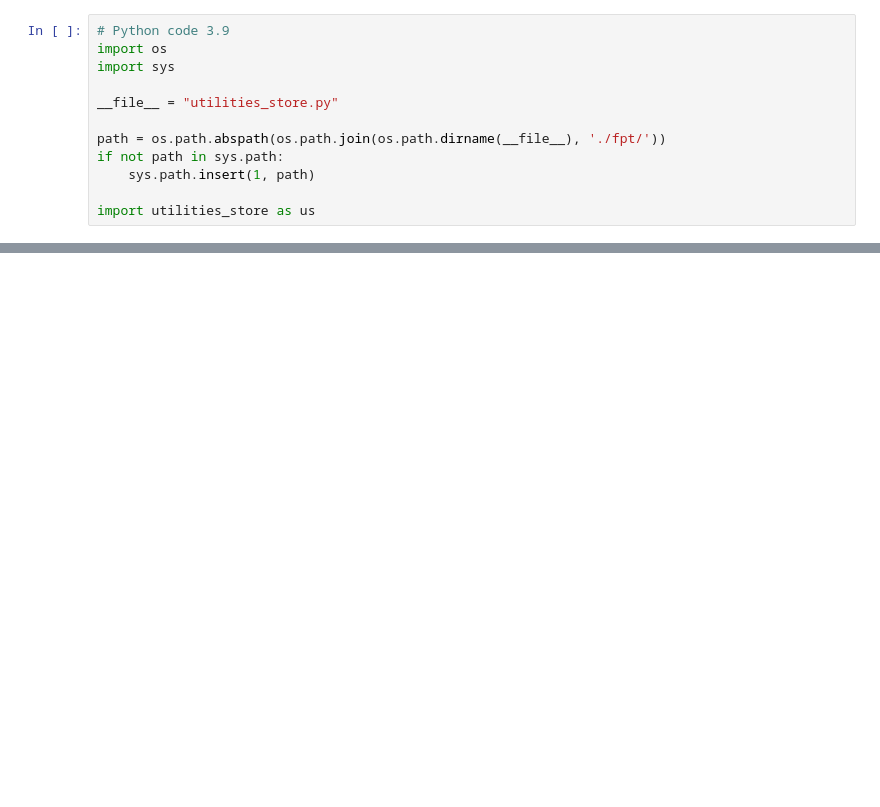
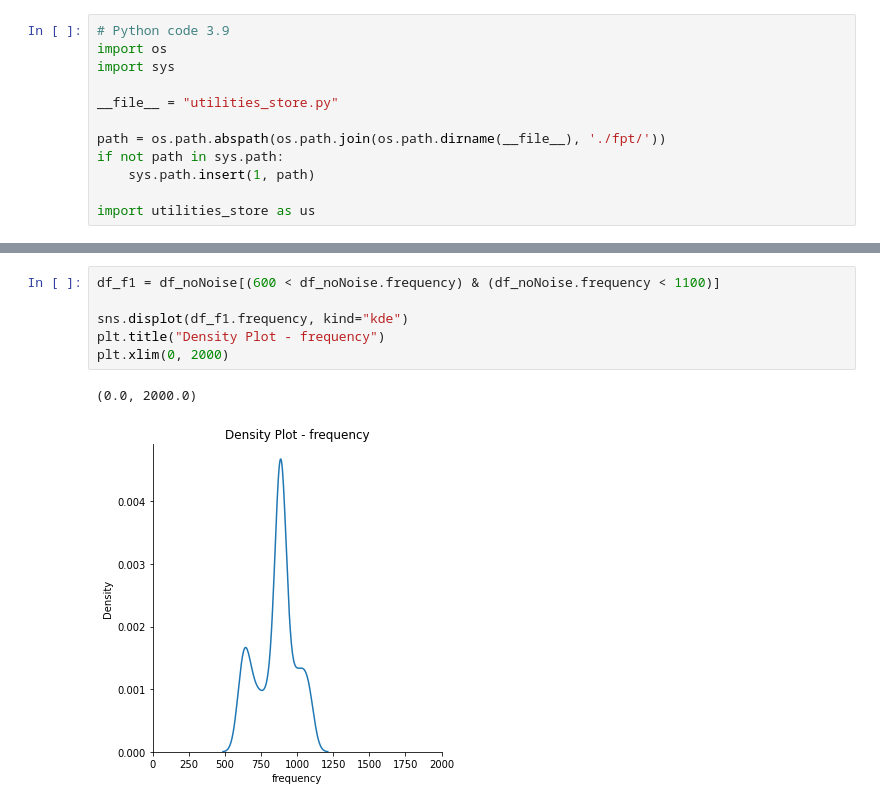
Before and after one commit to anastasiakrouglova/Master-Thesis, a Jupyter notebook: PlinearRegression.ipynb, the cells around one changed output, grey strips where cells are left out. Cells and saved outputs as stored; diff of their text form; blank space fills up the shorter version.

```diff
--- a/PlinearRegression.ipynb
+++ b/PlinearRegression.ipynb
@@ -51,0 +102,9 @@ us.plot_spectrogram(spectrogram, max_freq = 2000, scale=100)
+# %%
+df_f1 = df_noNoise[(600 < df_noNoise.frequency) & (df_noNoise.frequency < 1100)]
+
+sns.displot(df_f1.frequency, kind="kde")
+plt.title("Density Plot - frequency")
+plt.xlim(0, 2000)
+# %% [output]
+(0.0, 2000.0)
+[figure, added]
```
Also changed, not shown: parts of 39 cells of this notebook, 2 other files.
